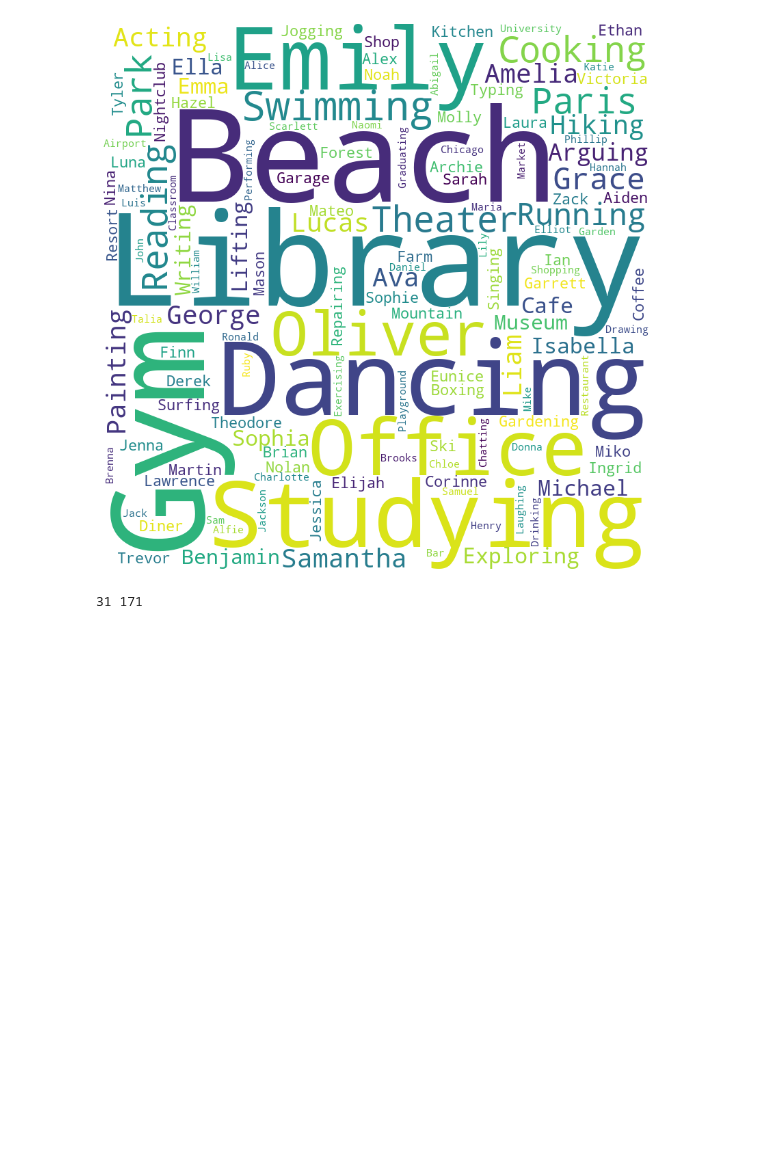
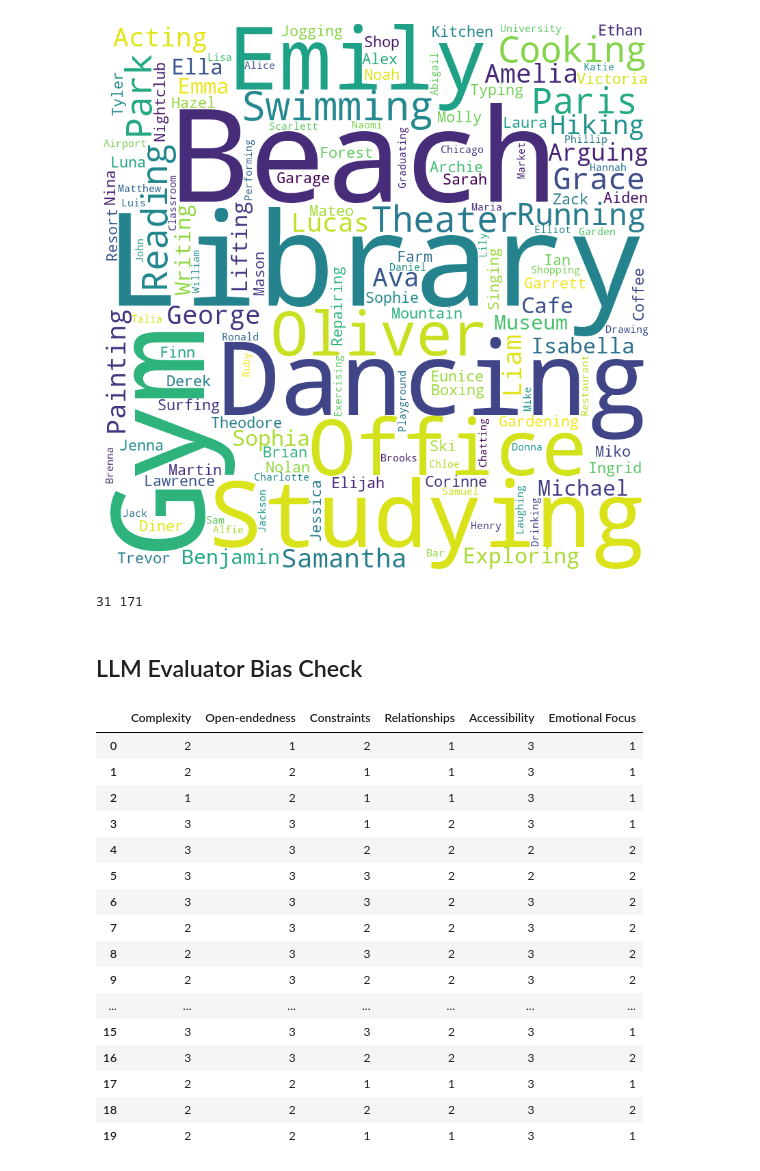
Before and after one commit to Beaty-Lab/creativity-item-generation, a Jupyter notebook: AnalyzeOutputs.ipynb, the cells around one changed output. Drawn from its saved outputs; the diff is of its cells as text; code cells hidden in the pictures; blank space fills up the shorter version.

Commit message:
Adding evaluator bias analysis

```diff
--- a/AnalyzeOutputs.ipynb
+++ b/AnalyzeOutputs.ipynb
@@ -79,3 +61,5 @@ verb_count, noun_count, doc = count_verbs_nouns(words)
 print(verb_count, noun_count)
 # %% [output]
 31 171
+# %% [markdown]
+## LLM Evaluator Bias Check
@@ -81,0 +71,26 @@ print(verb_count, noun_count)
+# %%
+# plt.hist(x=evals.index, y=evals["ratings"])
+evals = list(evals["ratings"])
+evals = [json.loads(e) for e in evals]
+evals = pd.json_normalize(evals)
+# evals.drop(columns=["Emotional_Focus"],inplace=True)
+# evals.dropna(inplace=True)
+evals
+# %% [output]
+|  | Complexity | Open-endedness | Constraints | Relationships | Accessibility | Emotional Focus |
+| 0 | 2 | 1 | 2 | 1 | 3 | 1 |
+| 1 | 2 | 2 | 1 | 1 | 3 | 1 |
+| 2 | 1 | 2 | 1 | 1 | 3 | 1 |
+| 3 | 3 | 3 | 1 | 2 | 3 | 1 |
+| 4 | 3 | 3 | 2 | 2 | 2 | 2 |
+| 5 | 3 | 3 | 3 | 2 | 2 | 2 |
+| 6 | 3 | 3 | 3 | 2 | 3 | 2 |
+| 7 | 2 | 3 | 2 | 2 | 3 | 2 |
+| 8 | 2 | 3 | 3 | 2 | 3 | 2 |
+| 9 | 2 | 3 | 2 | 2 | 3 | 2 |
+| ... | ... | ... | ... | ... | ... | ... |
+| 15 | 3 | 3 | 3 | 2 | 3 | 1 |
+| 16 | 3 | 3 | 2 | 2 | 3 | 2 |
+| 17 | 2 | 2 | 1 | 1 | 3 | 1 |
+| 18 | 2 | 2 | 2 | 2 | 3 | 2 |
+| 19 | 2 | 2 | 1 | 1 | 3 | 1 |
```
Also changed, not shown: parts of 4 cells of this notebook.
